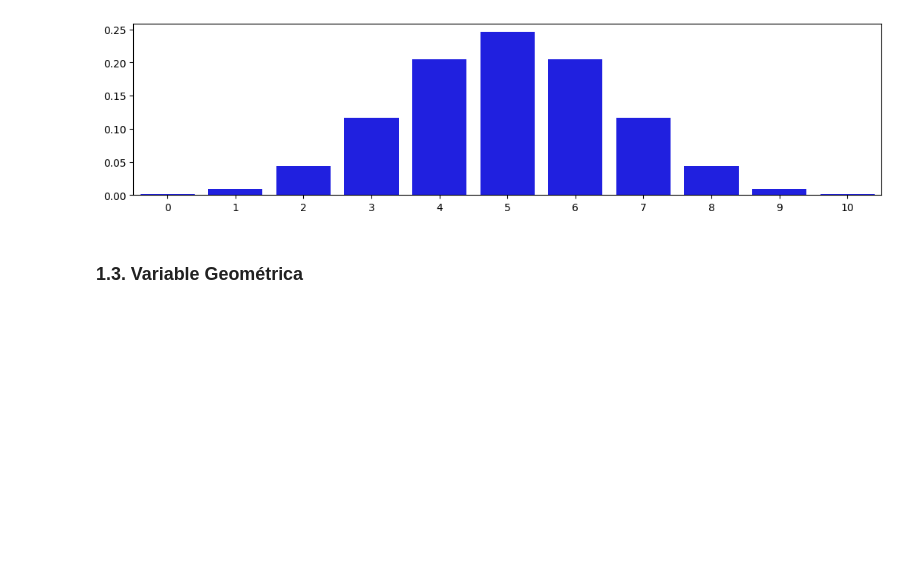
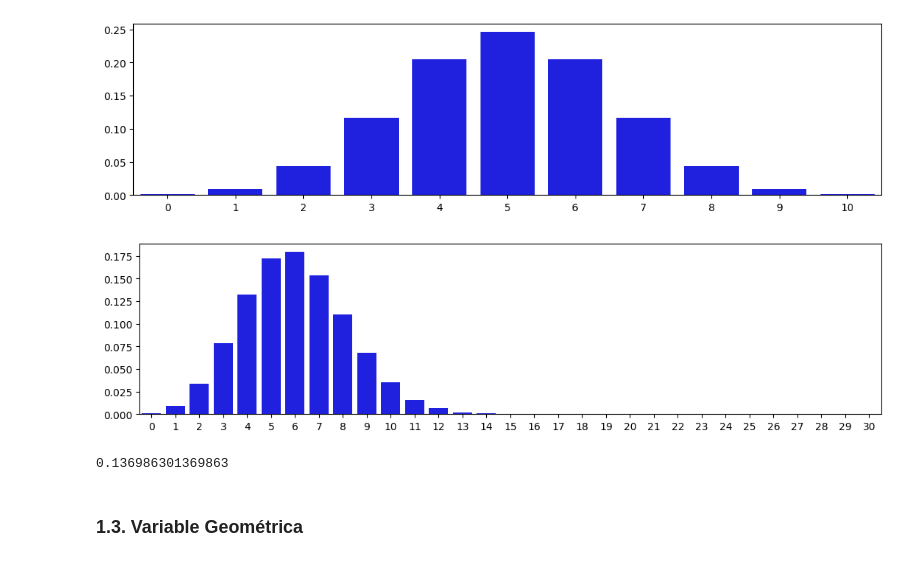
Before and after one commit to Lemito66/Maestria, a Jupyter notebook: Analisis_de_Riesgos/variables_aleatorias_discretas/3_variables_aleatorias_discretas.ipynb, the cells around one changed output. Saved outputs shown, nothing was run; the diff lists cells and outputs as text; code cells hidden in the pictures; blank space fills up the shorter version.

Commit message:
problemas practicos poisson y binomial

```diff
--- a/Analisis_de_Riesgos/variables_aleatorias_discretas/3_variables_aleatorias_discretas.ipynb
+++ b/Analisis_de_Riesgos/variables_aleatorias_discretas/3_variables_aleatorias_discretas.ipynb
@@ -48,6 +48,13 @@ pmf_binomial(10, 0.5)
 [figure]
 # %%
 # aplicando librerias python
+pmf_binomial(30, 0.2)
+# %% [output]
+[figure, added]
+# %%
+dias_anio = 365
+# %% [output]
+0.136986301369863
 # %% [markdown]
 ### **1.3. Variable Geométrica**
 # %%
```
Also changed, not shown: 1 other file.
